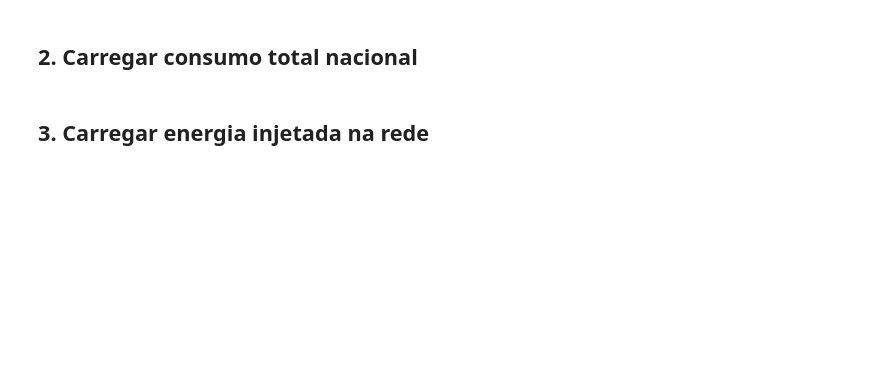
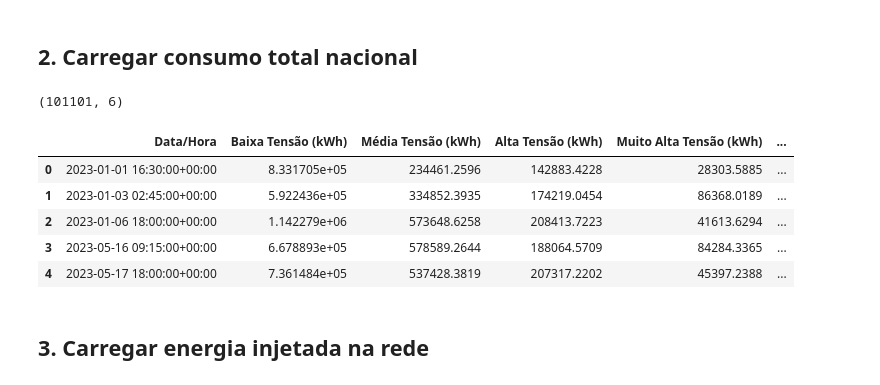
Before and after one commit to AndreiaHenrique/Previs-o_Energia_Sines, a Jupyter notebook: 01_EDA_Sines.ipynb, the cells around one changed output. Saved outputs shown, nothing was run; the diff lists cells and outputs as text; code cells hidden in the pictures; blank space fills up the shorter version.

```diff
--- a/01_EDA_Sines.ipynb
+++ b/01_EDA_Sines.ipynb
@@ -112,10 +164,21 @@ df_codigo_pivot.head()
 # %%
 df_consumo = pd.read_excel(os.path.join(DATA_DIR, "consumo-total-nacional.xlsx"))
 df_consumo = df_consumo.drop(columns=["Dia", "Mês", "Ano", "Data", "Hora"], errors="ignore")
-df_consumo["Data/Hora"] = pd.to_datetime(df_consumo["Data/Hora"], errors="coerce")
+
+# SOLUÇÃO: Adicionar utc=True aqui
+df_consumo["Data/Hora"] = pd.to_datetime(df_consumo["Data/Hora"], errors="coerce", utc=True)
+
 df_consumo = df_consumo.rename(columns={"Total (kWh)": "Total_Consumido_kWh"})
 print(df_consumo.shape)
 df_consumo.head()
+# %% [output]
+(101101, 6)
+|  | Data/Hora | Baixa Tensão (kWh) | Média Tensão (kWh) | Alta Tensão (kWh) | Muito Alta Tensão (kWh) | ... |
+| 0 | 2023-01-01 16:30:00+00:00 | 8.331705e+05 | 234461.2596 | 142883.4228 | 28303.5885 | ... |
+| 1 | 2023-01-03 02:45:00+00:00 | 5.922436e+05 | 334852.3935 | 174219.0454 | 86368.0189 | ... |
+| 2 | 2023-01-06 18:00:00+00:00 | 1.142279e+06 | 573648.6258 | 208413.7223 | 41613.6294 | ... |
+| 3 | 2023-05-16 09:15:00+00:00 | 6.678893e+05 | 578589.2644 | 188064.5709 | 84284.3365 | ... |
+| 4 | 2023-05-17 18:00:00+00:00 | 7.361484e+05 | 537428.3819 | 207317.2202 | 45397.2388 | ... |
 # %% [markdown]
 ## 3. Carregar energia injetada na rede
 # %%
```
Also changed, not shown: parts of 22 cells of this notebook, 3 other files.
